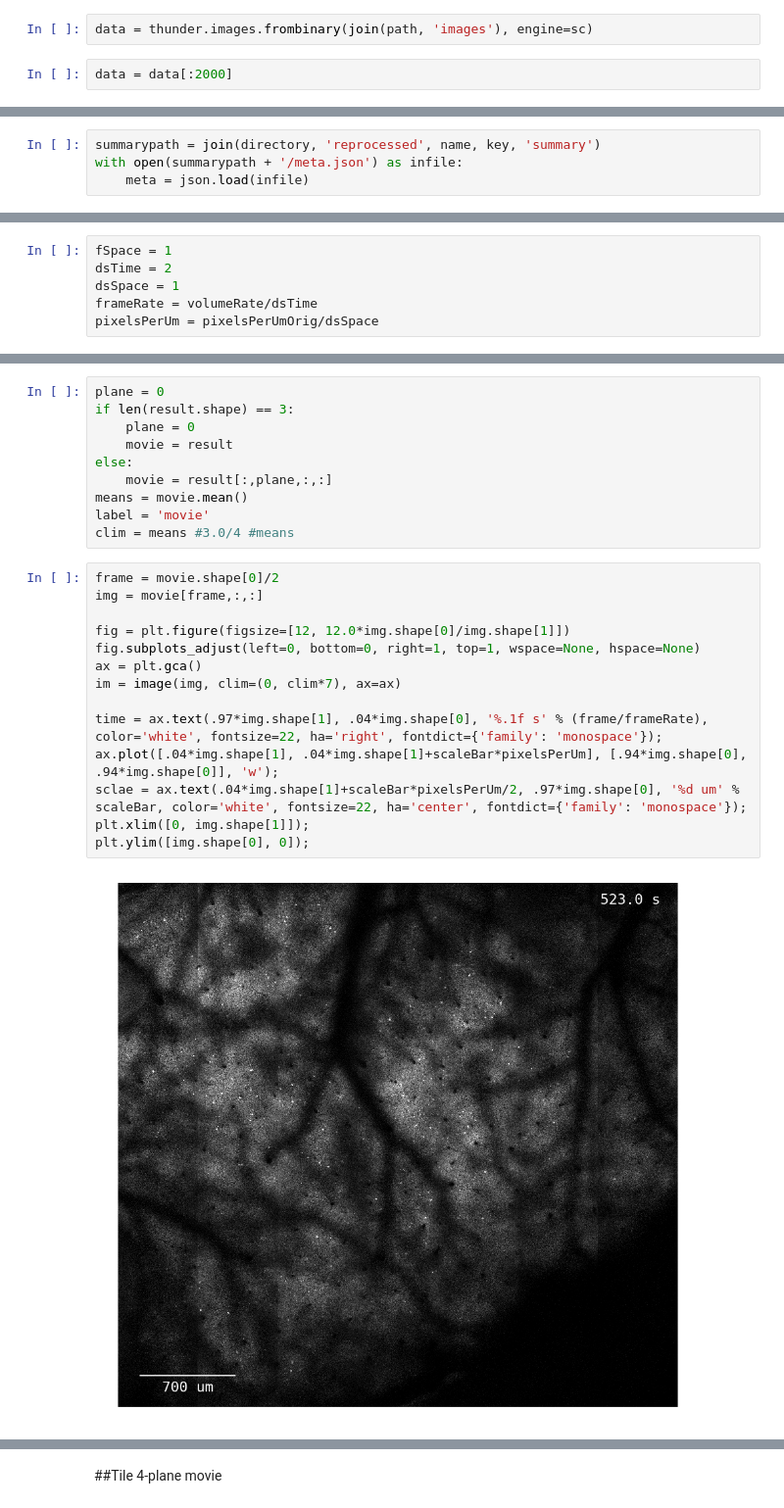
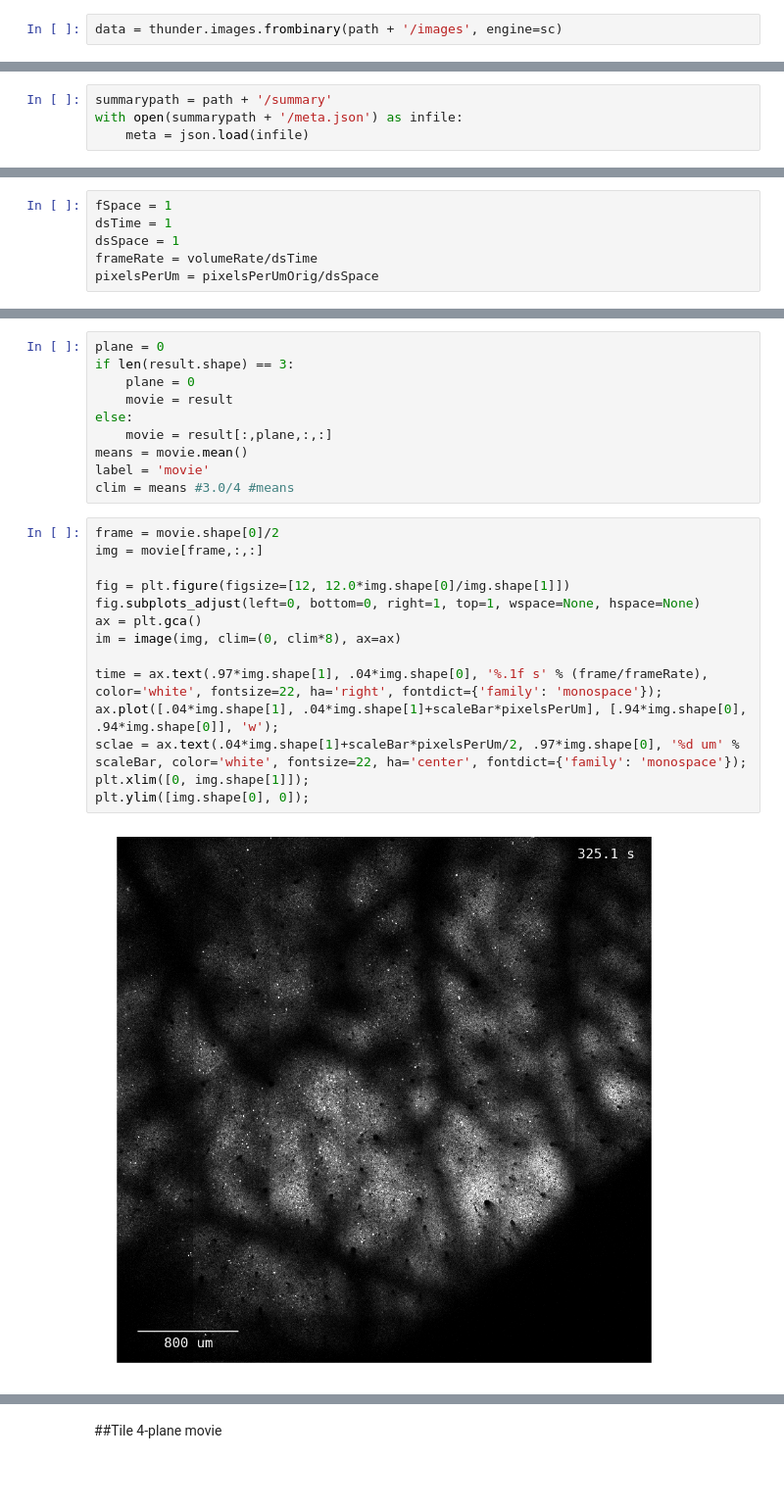
Before and after one commit to sofroniewn/2P-RAM-pipeline, a Jupyter notebook: notebooks/images-movie.ipynb, the cells around one changed output, grey strips where cells are left out. Shown: that part at 98% size. Cells and saved outputs as stored; diff of their text form; blank space fills up the shorter version.

```diff
--- a/notebooks/images-movie.ipynb
+++ b/notebooks/images-movie.ipynb
@@ -42,13 +43,11 @@ writer = Writer(fps=30, metadata=dict(artist='Me'), bitrate=40000)
 # %% [markdown]
 ##Load data
 # %%
-data = thunder.images.frombinary(join(path, 'images'), engine=sc)
+data = thunder.images.frombinary(path + '/images', engine=sc)
-# %%
-data = data[:2000]
 # %% [markdown]
 ##Load meta data
 # %%
-summarypath = join(directory, 'reprocessed', name, key, 'summary')
+summarypath = path + '/summary'
 with open(summarypath + '/meta.json') as infile:
     meta = json.load(infile)
 # %%
@@ -74,7 +74,7 @@ scaleBar = 100*round(meta['rois'][0]['size'][0]*1.8)
 ##Transform data
 # %%
 fSpace = 1
-dsTime = 2
+dsTime = 1
 dsSpace = 1
 frameRate = volumeRate/dsTime
 pixelsPerUm = pixelsPerUmOrig/dsSpace
@@ -136,19 +136,19 @@ clim = means #3.0/4 #means
 # %%
 frame = movie.shape[0]/2
 img = movie[frame,:,:]
 
 fig = plt.figure(figsize=[12, 12.0*img.shape[0]/img.shape[1]])
 fig.subplots_adjust(left=0, bottom=0, right=1, top=1, wspace=None, hspace=None)
 ax = plt.gca()
-im = image(img, clim=(0, clim*7), ax=ax)
+im = image(img, clim=(0, clim*8), ax=ax)
 
 time = ax.text(.97*img.shape[1], .04*img.shape[0], '%.1f s' % (frame/frameRate), color='white', fontsize=22, ha='right', fontdict={'family': 'monospace'});
 ax.plot([.04*img.shape[1], .04*img.shape[1]+scaleBar*pixelsPerUm], [.94*img.shape[0], .94*img.shape[0]], 'w');
 sclae = ax.text(.04*img.shape[1]+scaleBar*pixelsPerUm/2, .97*img.shape[0], '%d um' % scaleBar, color='white', fontsize=22, ha='center', fontdict={'family': 'monospace'});
 plt.xlim([0, img.shape[1]]);
 plt.ylim([img.shape[0], 0]);
 # %% [output]
-[figure, old version]
+[figure, new version]
 # %%
 nframes = movie.shape[0]-dsTime
 
```
Also changed, not shown: parts of 9 cells of this notebook, 5 other files.
